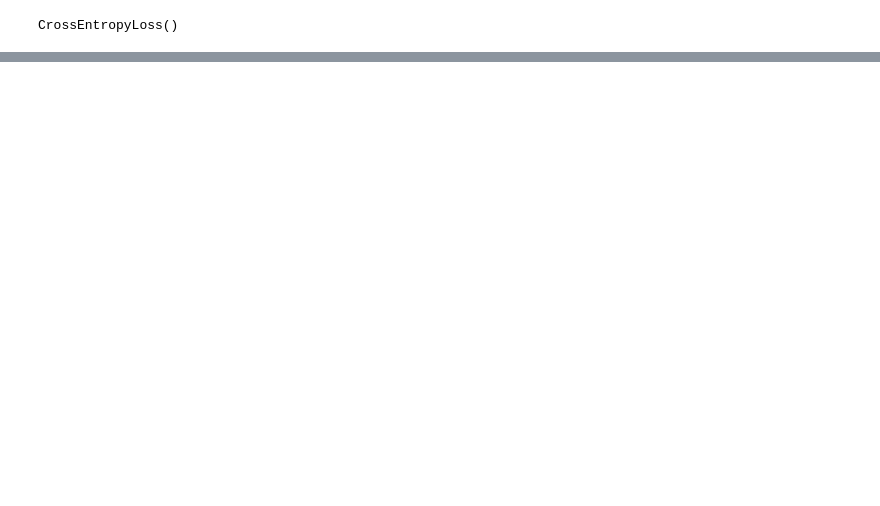
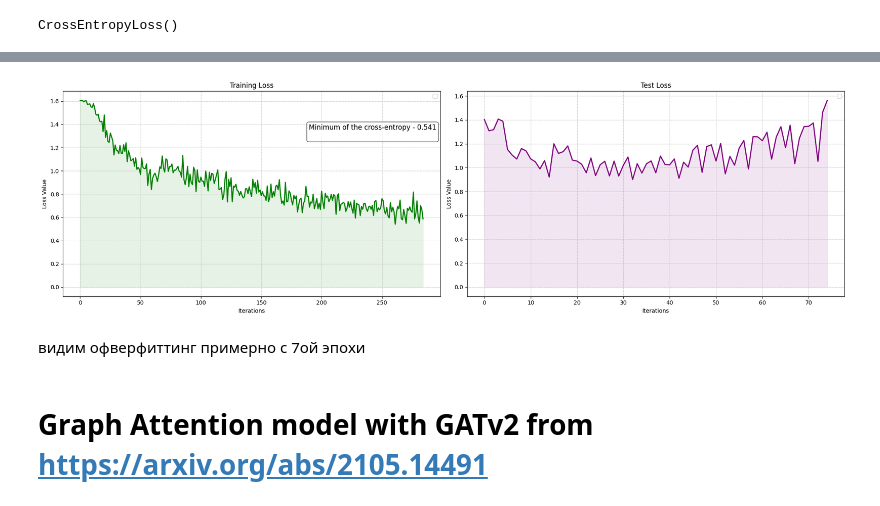
Before and after one commit to trueuser3/Graph-Neural-Networks-for-Text-Classification, a Jupyter notebook: Text_Classification.ipynb, the cells around one changed output, grey strips where cells are left out. Drawn from its saved outputs; the diff is of its cells as text; code cells hidden in the pictures; blank space fills up the shorter version.

```diff
--- a/Text_Classification.ipynb
+++ b/Text_Classification.ipynb
@@ -349,0 +356,39 @@ val_loader = DataLoader(val_dataset, batch_size=128)
+# %%
+from sklearn.metrics import accuracy_score
+
+def training():
+    train_loss, test_loss = [], []
+    train_loss_full, test_loss_full = [], []
+
+    for epoch_num in range(1, epochs+1):
+        model.train()
+        total_loss = []
+        for i, sample_batched in enumerate(train_loader):
+            sample_batched = sample_batched.to(device)
+            optimizer.zero_grad()
+            outputs = model(sample_batched)
+            label = sample_batched.y.to(device)
+            loss = criterion(outputs, label.to(torch.long))
+            loss.backward()
+            train_loss += [loss.item()]; train_loss_full += [loss.item()]
+            optimizer.step()
+
+        model.eval()
+        total_loss_val = 0
+
+        true_labels, preds_labels = [], []
+        with torch.no_grad():
+            for sample_batched in val_loader:
+                sample_batched = sample_batched.to(device)
+                outputs = model(sample_batched)
+                label = sample_batched.y.to(device)
+                true_labels += label.numpy().tolist()
+                answers = torch.argmax(outputs, dim=1)
+                preds_labels += answers.numpy().tolist()
+                loss = criterion(outputs, label.to(torch.long))
+                test_loss += [loss.item()]; test_loss_full += [loss.item()]
+
+        acc = accuracy_score(true_labels, preds_labels)
+        print(f'Epoch: {epoch_num} | train avg loss: {sum(train_loss) / len(train_loss): .3f} | test avg loss: {sum(test_loss) / len(test_loss): .3f} | test accuracy: {acc:.3f}')
+
+    return train_loss_full, test_loss_full
@@ -465,0 +440,2 @@ KeyboardInterrupt:
+# %%
+train_loss_full, test_loss_full = training()
@@ -465,0 +458,3 @@ KeyboardInterrupt:
+# %%
+make_plot(train_loss_full, test_loss_full)
+# %% [output]
@@ -465,0 +463,5 @@ KeyboardInterrupt:
+[figure, added]
+# %% [markdown]
+видим офверфиттинг примерно с 7ой эпохи
+# %% [markdown]
+# Graph Attention model with GATv2 from https://arxiv.org/abs/2105.14491
```
Also changed, not shown: parts of 38 cells of this notebook.
